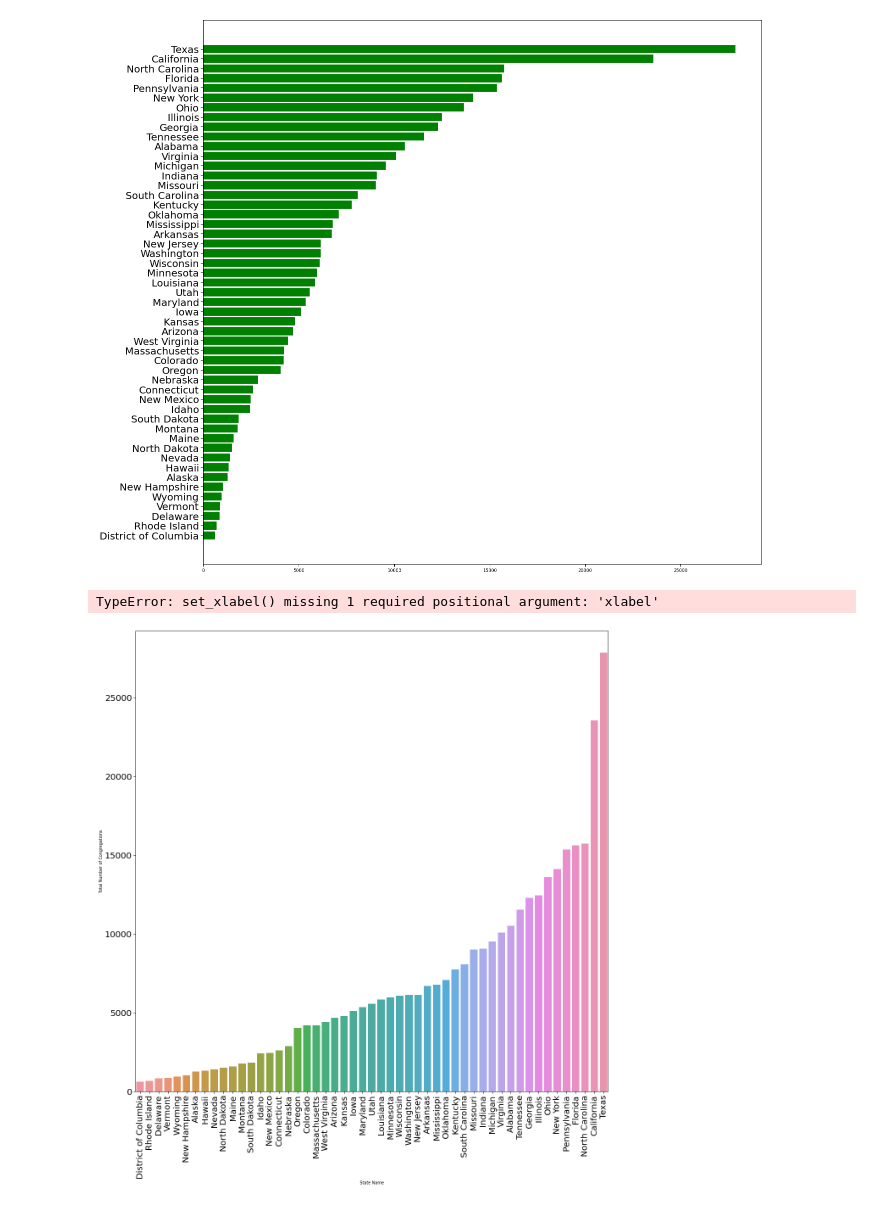
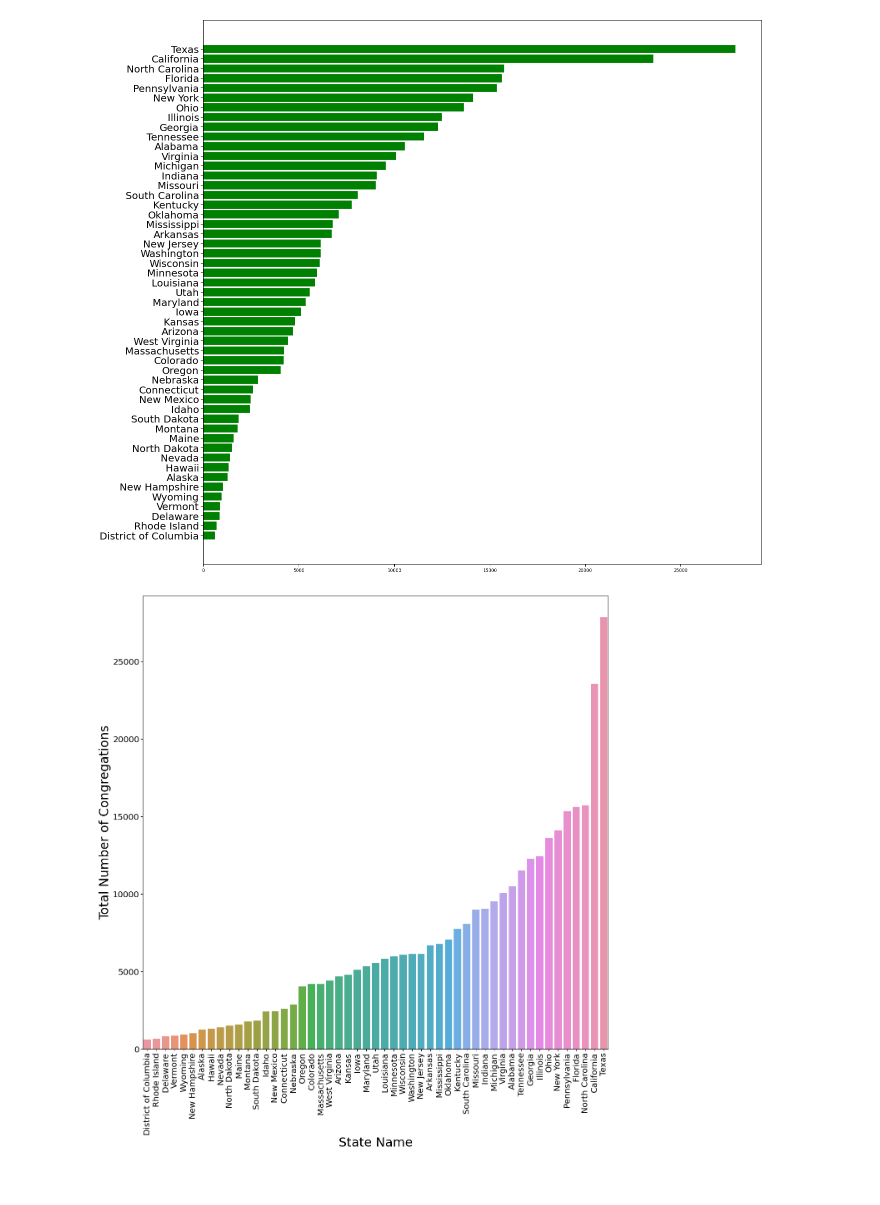
Before and after one commit to kirakirakira/Code-Louisville-Data-Science-Project, a Jupyter notebook: Untitled.ipynb, the cells around one changed output. Drawn from its saved outputs; the diff is of its cells as text; code cells hidden in the pictures.

Commit message:
format plot

```diff
--- a/Untitled.ipynb
+++ b/Untitled.ipynb
@@ -95,16 +96,17 @@ plt.show()
 # %%
 import seaborn as sns
 
 sns.set_context('paper')
 
 plt.figure(figsize=(20, 20))
 
 b = sns.barplot(x="State Name", y = "Total Number of Congregations", data = df2)
 
 plt.xticks(rotation=90, fontsize=20)
 plt.yticks(fontsize=20)
-b.set_xlabel(fontsize=30)
+b.set_xlabel("State Name", fontsize=30)
+b.set_ylabel("Total Number of Congregations", fontsize=30)
+
 plt.show()
 # %% [output]
-TypeError: set_xlabel() missing 1 required positional argument: 'xlabel'
-[figure, old version]
+[figure, new version]
```
Also changed, not shown: parts of 1 cell of this notebook.
